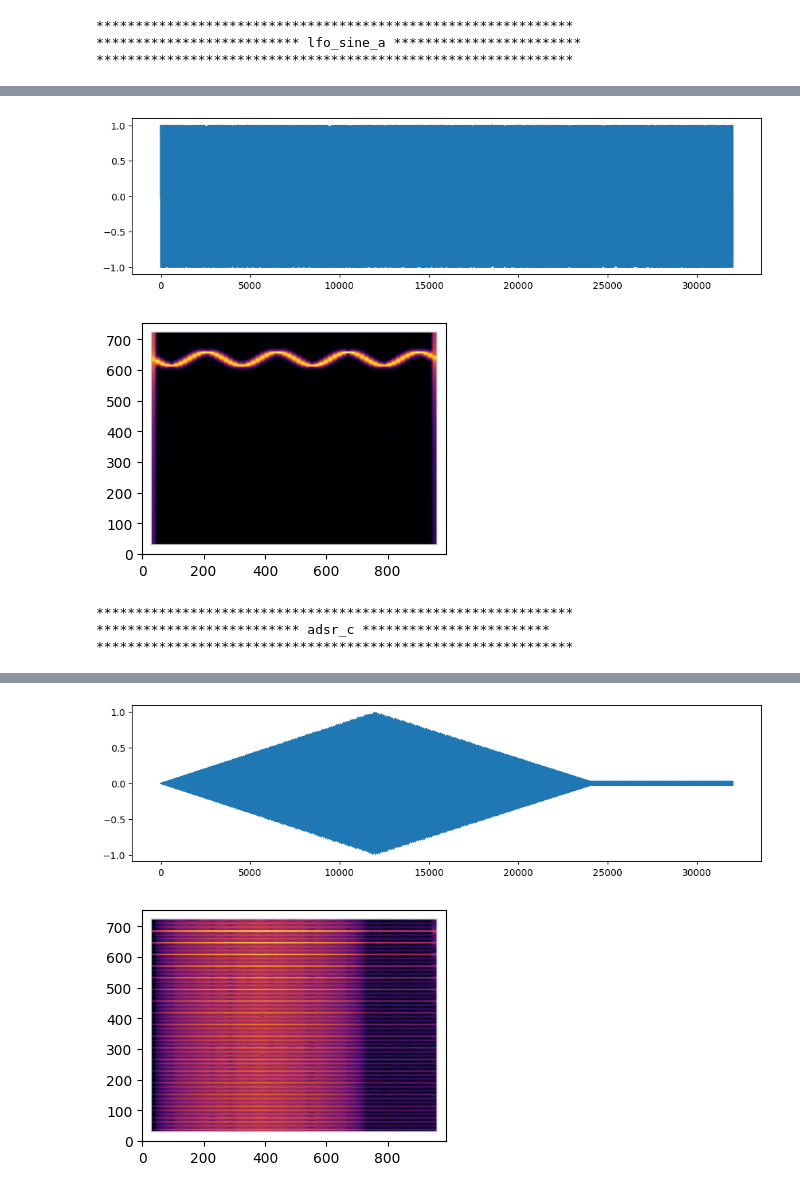
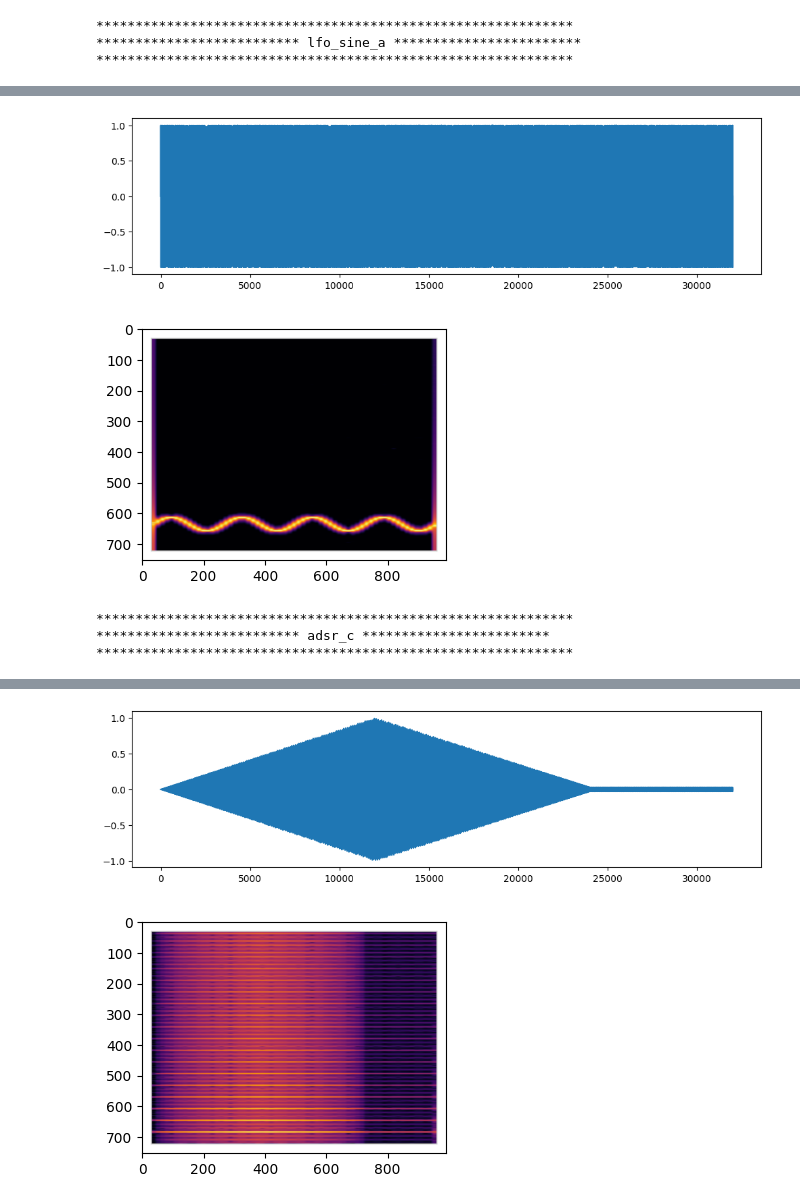
Before and after one commit to aisynth/diffmoog, a Jupyter notebook: paper_supplementary/sound_examples.ipynb, the cells around one changed output, grey strips where cells are left out. Drawn from its saved outputs; the diff is of its cells as text; code cells hidden in the pictures.

```diff
--- a/paper_supplementary/sound_examples.ipynb
+++ b/paper_supplementary/sound_examples.ipynb
@@ -15,41 +15,41 @@ sounds_dir = Path('sound examples')
 for preset_name in os.listdir(sounds_dir):
 
     print(f"*************************************************************")
     print(f"************************** {preset_name} ************************")
     print(f"*************************************************************")
 
     wav_file = glob.glob(os.path.join(sounds_dir, preset_name, '*.wav'))[0]
     params_file = glob.glob(os.path.join(sounds_dir, preset_name, '*.txt'))[0]
     spec_file = glob.glob(os.path.join(sounds_dir, preset_name, '*.png'))[0]
 
     with open(params_file, 'r') as f:
         params = f.read().split('\n')
 
     samplerate, signal = wavfile.read(wav_file)
     spec = Image.open(spec_file)
 
     audio = Audio(signal, rate=samplerate, autoplay=False)
     display(audio)
 
     fig, ax = plt.subplots(1, 1, figsize=(12, 3))
     ax.plot(signal)
 
     fig2, ax2 = plt.subplots(1, 1, figsize=(10, 3))
-    ax2.imshow(spec, origin='lower')
+    ax2.imshow(spec)
     plt.show()
 # %% [output]
 *************************************************************
 ************************** lfo_sine_a ************************
 *************************************************************
 [interactive output not drawn]
 [figure]
-[figure, old version]
+[figure, new version]
 *************************************************************
 ************************** adsr_c ************************
 *************************************************************
 [interactive output not drawn]
 [figure]
-[figure, old version]
+[figure, new version]
 *************************************************************
 ************************** tremolo_b ************************
 *************************************************************
```
Also changed, not shown: parts of 1 cell of this notebook.
